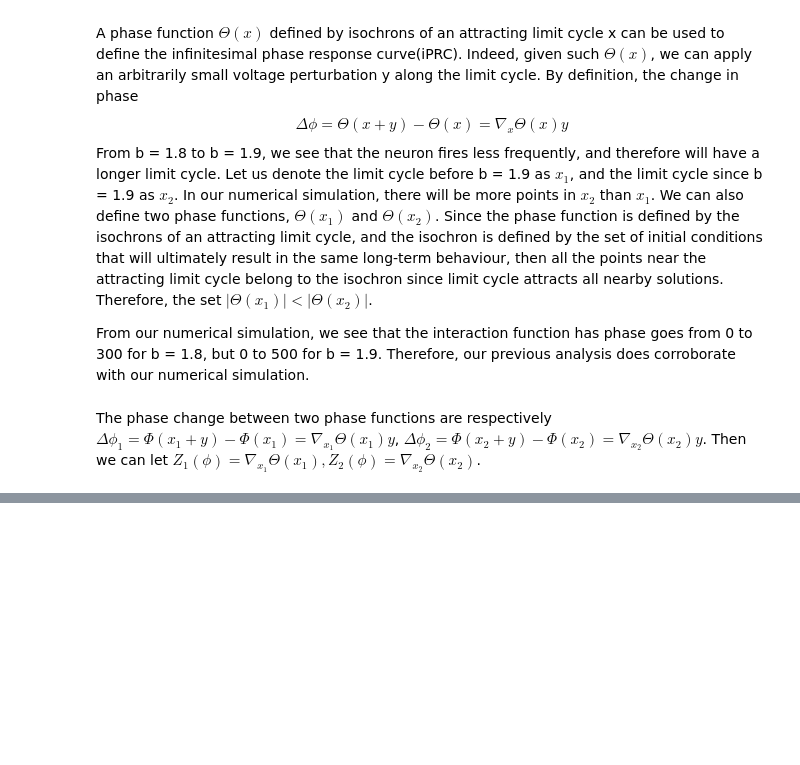
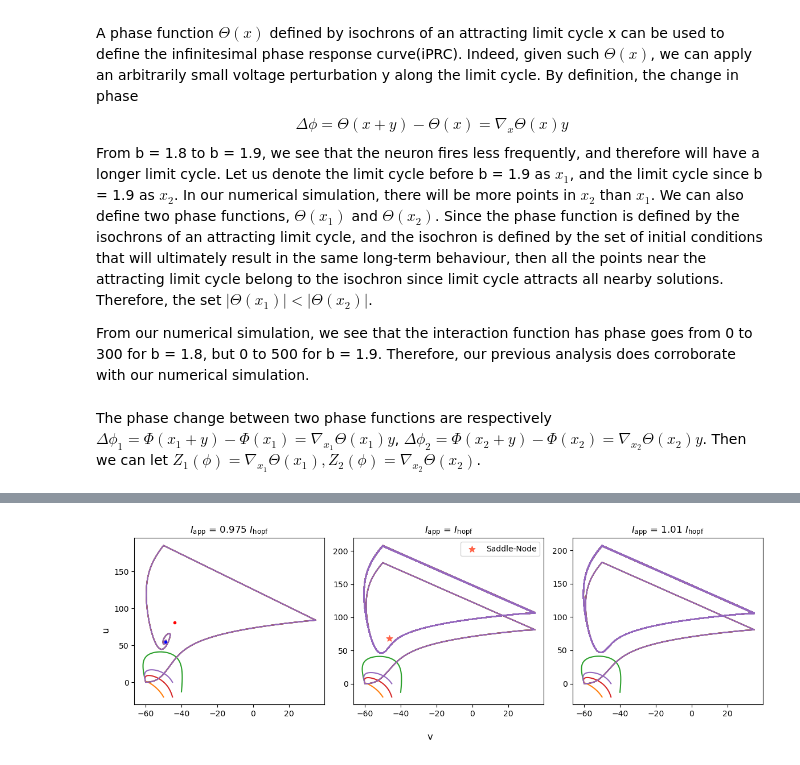
Before and after one commit to III-Derek/USRA-2024, a Jupyter notebook: phase_model.ipynb, the cells around one changed output, grey strips where cells are left out. Drawn from its saved outputs; the diff is of its cells as text; code cells hidden in the pictures; blank space fills up the shorter version.

```diff
--- a/phase_model.ipynb
+++ b/phase_model.ipynb
@@ -1100 +1347,95 @@ fig.savefig('Example of stable limit cycle from voltage')
+# %%
+b = 5
+simple_model.b = b
+current_multiplier = [0.975, 1.0, 1.01]
+h = 0.1
+T = 5000
+datapoints = int(T/h)
+C = 100
+k = 0.7
+vr = -60
+vt = -40
+a = 0.03
+c = -50
+d = 100
+fig, axes = plt.subplots(1, 3, figsize = (12, 4))
+I_app = np.zeros(datapoints)
+I_app[int(0.2*datapoints):] = current_multiplier[0] * simple_model.I_b()
+# Plot the first subfigure
+radicand = (vr-vt)**2 * k**2 + (-2*vr*b+2*b*vt-4*(I_app[int(0.5 * datapoints)]))*k + b**2
+v_eq1 = (k*vt + k*vr + b + np.sqrt(radicand))/(2*k)
+u_eq1 = b*(v_eq1 - vr)
+v_eq2 = (k*vt + k*vr + b  - np.sqrt(radicand))/(2*k)
+u_eq2 = b*(v_eq2 - vr)
+IC = np.array([simple_model.vr, 0])
+soln = simple_model.forward_euler(IC, h, T, I_app)
+axes[0].plot(soln['voltage'], soln['current'])
+IC = np.array([-50, -20])
+soln = simple_model.forward_euler(IC, h, T, I_app)
+axes[0].plot(soln['voltage'], soln['current'])
+IC = np.array([-40, -13])
+soln = simple_model.forward_euler(IC, h, T, I_app)
+axes[0].plot(soln['voltage'], soln['current'])
+IC = np.array([-45, -20])
+soln = simple_model.forward_euler(IC, h, T, I_app)
+axes[0].plot(soln['voltage'], soln['current'])
+IC = np.array([-45, 0])
+soln = simple_model.forward_euler(IC, h, T, I_app)
+axes[0].plot(soln['voltage'], soln['current'])
+axes[0].plot(v_eq1, u_eq1, 'red', marker = 'o', markersize = 3,)
+axes[0].plot(v_eq2, u_eq2, 'blue', marker = 'o', markersize = 3,)
+axes[0].set_title(r"$I_{\text{app}}$ = 0.975 $I_{\text{hopf}}$")
+# plot the second subfigure
+I_app = np.zeros(datapoints)
+I_app[int(0.2*datapoints):] = current_multiplier[1] * simple_model.I_b()
+v_eq = (k*vt + k*vr + b)/(2*k)
+u_eq = b*(v_eq - vr)
+axes[1].scatter(v_eq, u_eq, marker = '*', color = 'tomato', s = 64, label="Saddle-Node")
+axes[1].legend(loc = 'upper right')
+axes[1].legend()
+axes[1].set_title(r"$I_{\text{app}}$ = $I_{\text{hopf}}$")
+IC = np.array([simple_model.vr, 0])
+soln = simple_model.forward_euler(IC, h, T, I_app)
+axes[1].plot(soln['voltage'], soln['current'])
+IC = np.array([-50, -20])
+soln = simple_model.forward_euler(IC, h, T, I_app)
+axes[1].plot(soln['voltage'], soln['current'])
+IC = np.array([-40, -13])
+soln = simple_model.forward_euler(IC, h, T, I_app)
+axes[1].plot(soln['voltage'], soln['current'])
+IC = np.array([-45, -20])
+soln = simple_model.forward_euler(IC, h, T, I_app)
+axes[1].plot(soln['voltage'], soln['current'])
+IC = np.array([-45, 0])
+soln = simple_model.forward_euler(IC, h, T, I_app)
+axes[1].plot(soln['voltage'], soln['current'])
+# Plot the third subfigure
+I_app = np.zeros(datapoints)
+I_app[int(0.2*datapoints):] = current_multiplier[2] * simple_model.I_b()
+axes[2].set_title(r"$I_{\text{app}}$ = 1.01 $I_{\text{hopf}}$")
+IC = np.array([simple_model.vr, 0])
+soln = simple_model.forward_euler(IC, h, T, I_app)
+axes[2].plot(soln['voltage'], soln['current'])
+IC = np.array([-50, -20])
+soln = simple_model.forward_euler(IC, h, T, I_app)
+axes[2].plot(soln['voltage'], soln['current'])
+IC = np.array([-40, -13])
+soln = simple_model.forward_euler(IC, h, T, I_app)
+axes[2].plot(soln['voltage'], soln['current'])
+IC = np.array([-45, -20])
+soln = simple_model.forward_euler(IC, h, T, I_app)
+axes[2].plot(soln['voltage'], soln['current'])
+IC = np.array([-45, 0])
+soln = simple_model.forward_euler(IC, h, T, I_app)
+axes[2].plot(soln['voltage'], soln['current'])
+# plt.close(fig)
+
+fig.supxlabel("v")
+fig.supylabel("u")
+plt.tight_layout()
+plt.show()
+fig.savefig(fname='/Users/chengxinye/Documents/USRA Spring 2024/Figures_for_paper/phase_plane_b_5.pdf', format="pdf", bbox_inches="tight")
+plt.close(fig)
+# %% [output]
+[figure, added]
 # %% [markdown]
```
Also changed, not shown: parts of 16 cells of this notebook.
